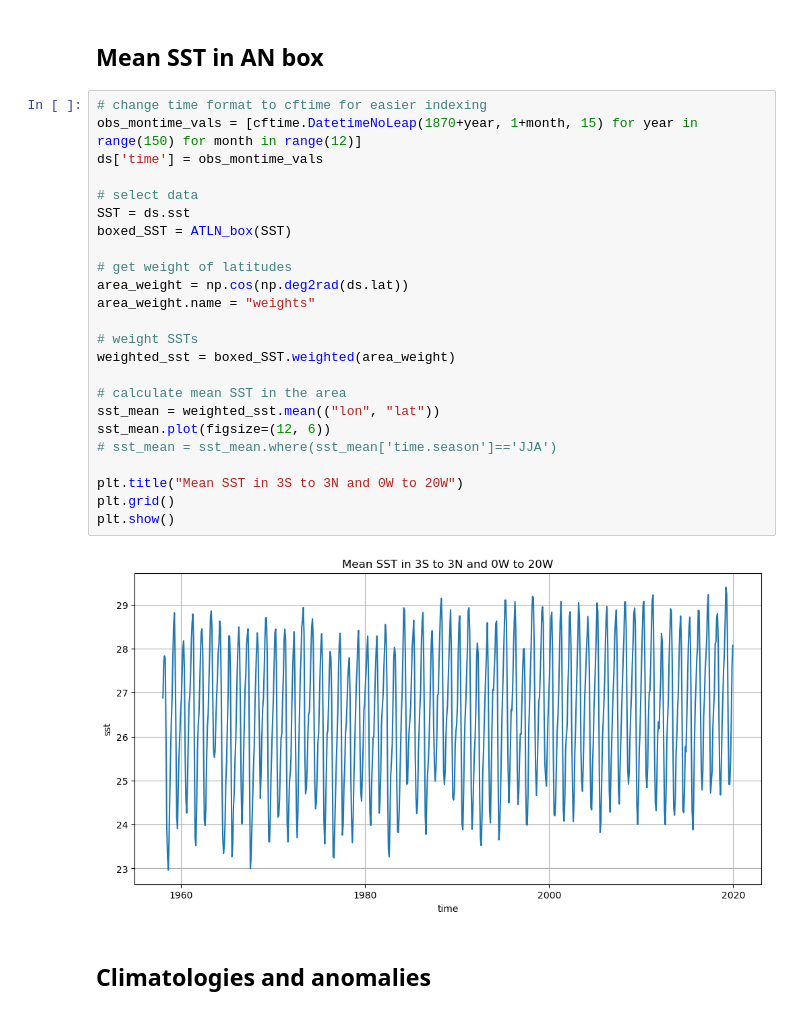
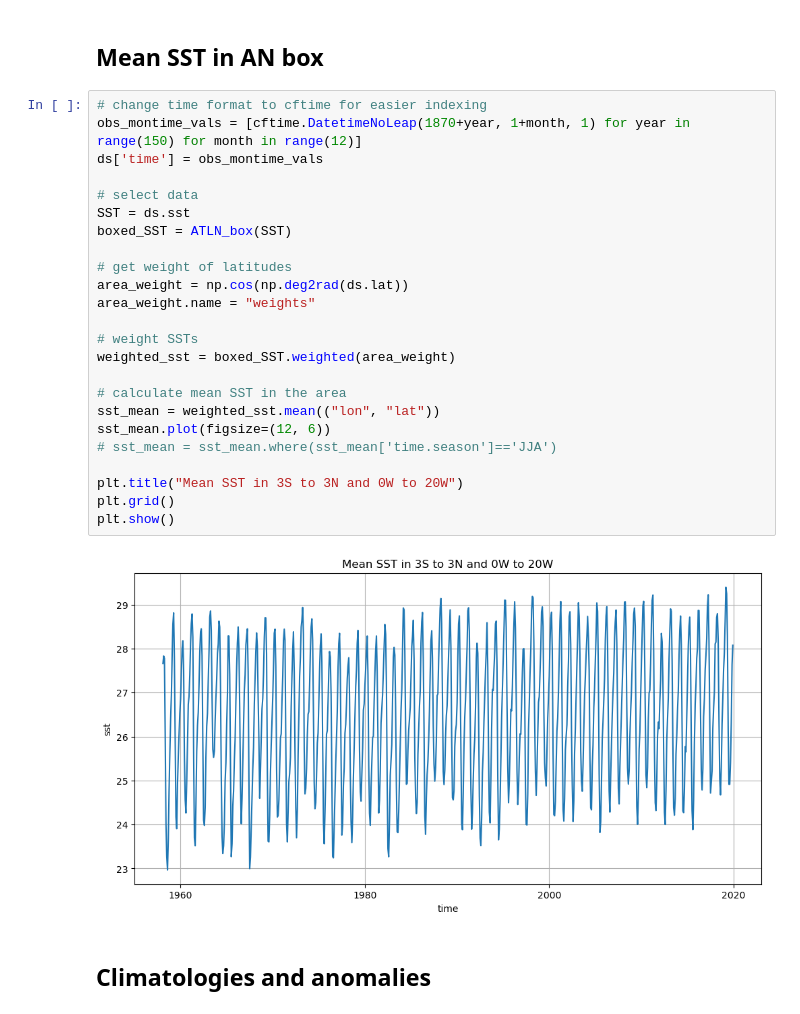
Before and after one commit to allan3prez/ATLN_HG, a Jupyter notebook: ATLN_Index.ipynb, the cells around one changed output. Drawn from its saved outputs; the diff is of its cells as text.

Commit message:
Final plots done

```diff
--- a/ATLN_Index.ipynb
+++ b/ATLN_Index.ipynb
@@ -134,30 +134,30 @@ ds.close()
 ## Mean SST in AN box
 # %%
 # change time format to cftime for easier indexing
-obs_montime_vals = [cftime.DatetimeNoLeap(1870+year, 1+month, 15) for year in range(150) for month in range(12)]
+obs_montime_vals = [cftime.DatetimeNoLeap(1870+year, 1+month, 1) for year in range(150) for month in range(12)]
 ds['time'] = obs_montime_vals
 
 # select data
 SST = ds.sst
 boxed_SST = ATLN_box(SST)
 
 # get weight of latitudes
 area_weight = np.cos(np.deg2rad(ds.lat))
 area_weight.name = "weights"
 
 # weight SSTs
 weighted_sst = boxed_SST.weighted(area_weight)
 
 # calculate mean SST in the area
 sst_mean = weighted_sst.mean(("lon", "lat"))
 sst_mean.plot(figsize=(12, 6))
 # sst_mean = sst_mean.where(sst_mean['time.season']=='JJA')
 
 plt.title("Mean SST in 3S to 3N and 0W to 20W")
 plt.grid()
 plt.show()
 # %% [output]
-[figure, old version]
+[figure, new version]
 # %% [markdown]
 ## Climatologies and anomalies
 # %%
```
Also changed, not shown: parts of 6 cells of this notebook, 2 other files.
